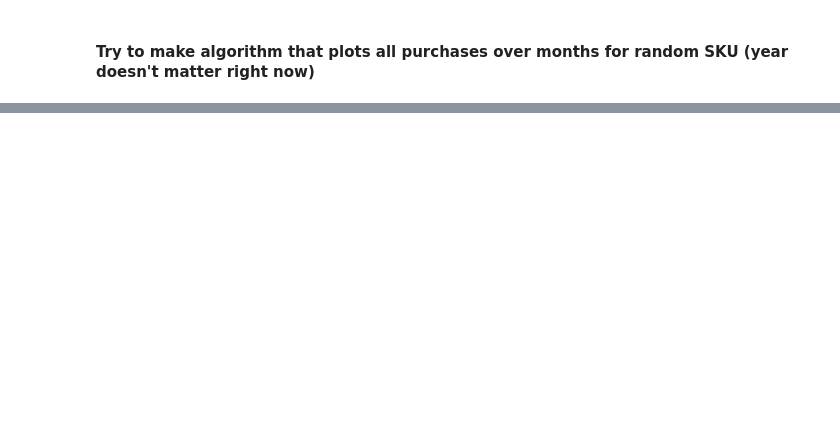
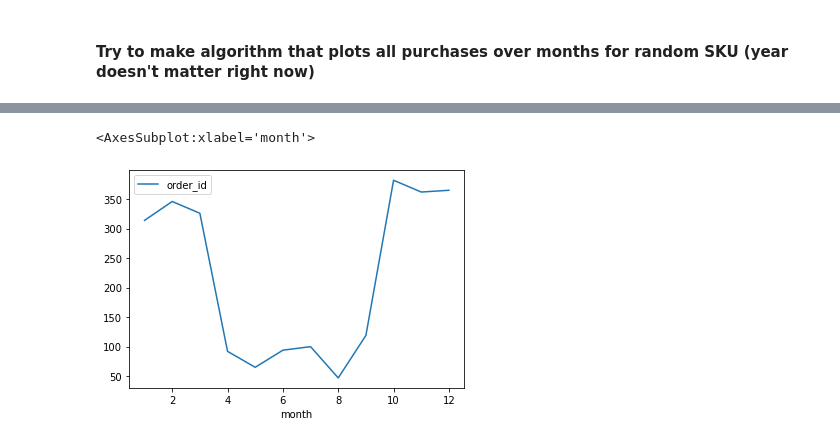
Before and after one commit to graceflitsch/DataScience, a Jupyter notebook: GNB2.ipynb, the cells around one changed output, grey strips where cells are left out. Cells and saved outputs as stored; diff of their text form; code cells hidden in the pictures; blank space fills up the shorter version.

```diff
--- a/GNB2.ipynb
+++ b/GNB2.ipynb
@@ -34,0 +80,4 @@ ValueError: Grouper for 'sku_id' not 1-dimensional
+# %%
+options = [962, 761, 824, 875, 696]
+topsku = baskets[baskets['sku_id'].isin(options)]
+topsku.describe()
@@ -34,0 +94,5 @@ ValueError: Grouper for 'sku_id' not 1-dimensional
+# %%
+topsku.groupby('month')['order_id'].count().plot(legend = True)
+# %% [output]
+<AxesSubplot:xlabel='month'>
+[figure, added]
```
Also changed, not shown: parts of 11 cells of this notebook.
